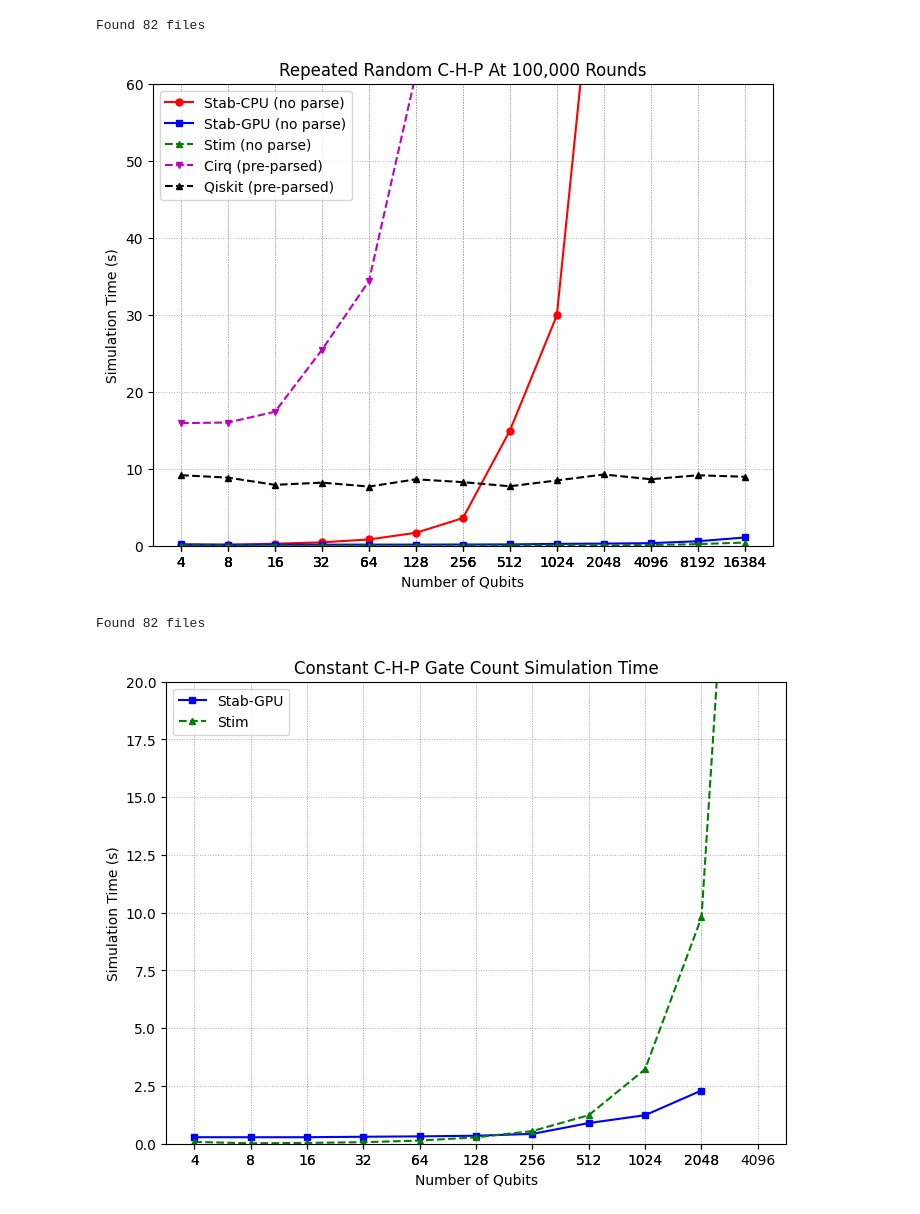
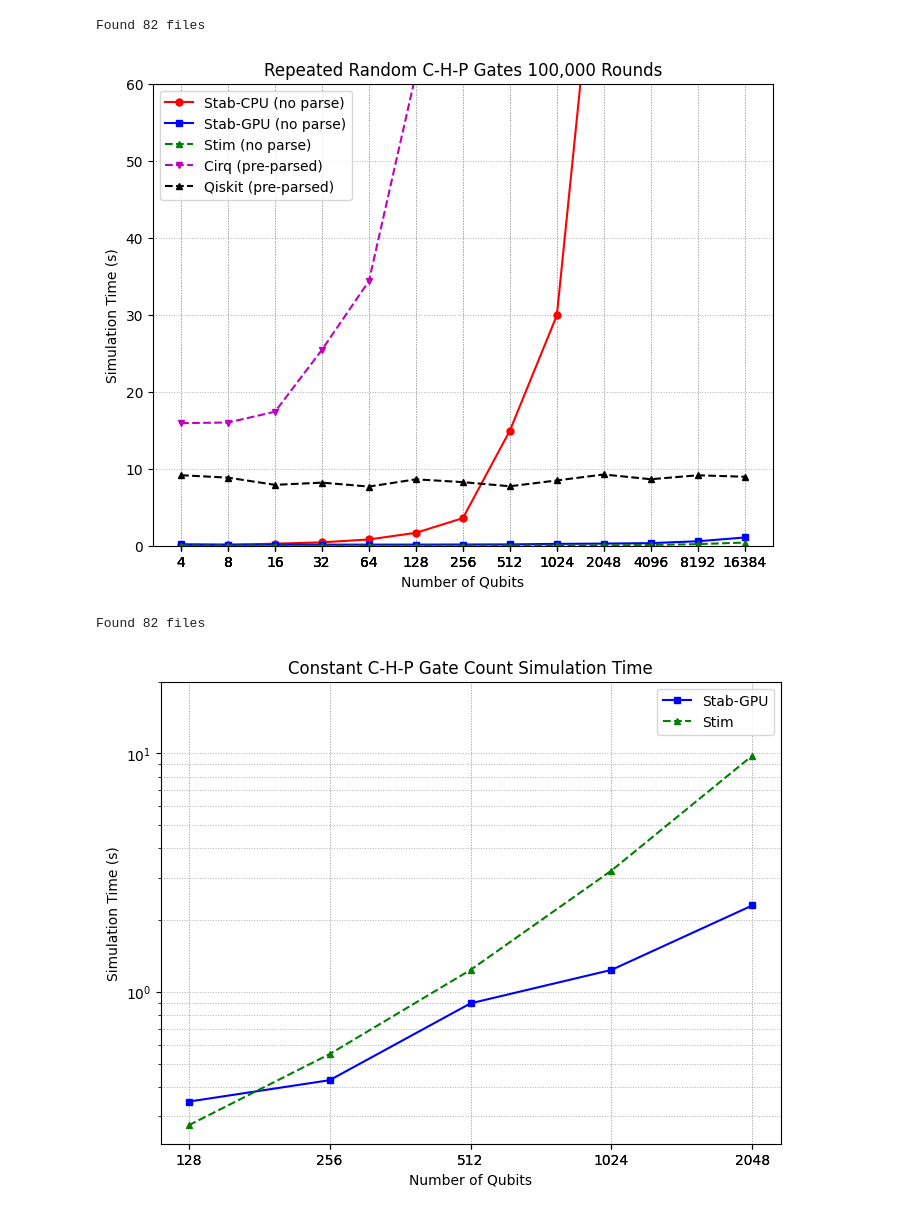
Before and after one commit to pnnl/NWQ-Sim, a Jupyter notebook: stabilizer/sim_bench.ipynb, the cells around one changed output. Saved outputs shown, nothing was run; the diff lists cells and outputs as text; code cells hidden in the pictures.

```diff
--- a/stabilizer/sim_bench.ipynb
+++ b/stabilizer/sim_bench.ipynb
@@ -80,7 +80,7 @@ def plot_data(all_data):
     plt.ylim(0, 60)
     plt.xticks(n_qubits_cpu + n_qubits_nvgpu + n_qubits_stim + n_qubits_cirq,
                labels=[f"{int(q)}" for q in n_qubits_cpu + n_qubits_nvgpu + n_qubits_stim + n_qubits_cirq])  # Show exact qubit values
-    plt.title("Repeated Random C-H-P At 100,000 Rounds")
+    plt.title("Repeated Random C-H-P Gates 100,000 Rounds")
     plt.legend()
     plt.grid(True, linestyle=":", linewidth=0.7, which="both")
     plt.show()
@@ -97,7 +97,7 @@ if not all_data:
 plot_data(all_data)
 # %% [output]
 Found 82 files
-[figure, old version]
+[figure, new version]
 # %%
 import os
 import numpy as np
@@ -135,11 +135,13 @@ def plot_data(all_data):
 
     for data in all_data:
         if data["sim_name"] == "stab2D":
-            n_qubits_nvgpu2D.append(float(data["n_qubits"]))
-            sim_times_nvgpu2D.append(float(data["sim_time"]))
+            if (data["n_qubits"] > 64) & (data["n_qubits"] < 4096):
+                n_qubits_nvgpu2D.append(float(data["n_qubits"]))
+                sim_times_nvgpu2D.append(float(data["sim_time"]))
         elif data["sim_name"] == "stim2D":
-            n_qubits_stim2D.append(float(data["n_qubits"]))
-            sim_times_stim2D.append(float(data["sim_time"]))
+            if (data["n_qubits"] > 64) & (data["n_qubits"] < 4096):
+                n_qubits_stim2D.append(float(data["n_qubits"]))
+                sim_times_stim2D.append(float(data["sim_time"]))
 
     # Sort the data by number of qubits to ensure smooth line plots
     n_qubits_nvgpu2D, sim_times_nvgpu2D = zip(*sorted(zip(n_qubits_nvgpu2D, sim_times_nvgpu2D))) if n_qubits_nvgpu2D else ([], [])
@@ -148,31 +150,33 @@ def plot_data(all_data):
 
     # Plot as line graphs with distinct styles
     plt.figure(figsize=(8, 6))
     plt.plot(n_qubits_nvgpu2D, sim_times_nvgpu2D, "bs--", label="Stab-GPU", linestyle="-", markersize=5)
     plt.plot(n_qubits_stim2D, sim_times_stim2D, "g^-", label="Stim", linestyle="--", markersize=5)
 
     plt.xlabel("Number of Qubits")
     plt.ylabel("Simulation Time (s)")
     plt.xscale("log", base=2)  # Use log scale with base 2 to match x^2 intervals
+    plt.yscale("log", base=10)  # Use log scale with base 2 to match x^2 intervals
+
 
     plt.ylim(0, 20)
     plt.xticks(n_qubits_nvgpu2D + n_qubits_stim2D,
                labels=[f"{int(q)}" for q in  n_qubits_nvgpu2D + n_qubits_stim2D])  # Show exact qubit values
     plt.title("Constant C-H-P Gate Count Simulation Time")
     plt.legend()
     plt.grid(True, linestyle=":", linewidth=0.7, which="both")
     plt.show()
 
 # Example usage
 folder_path = "sim_bench"  # Change this to your actual folder path
 all_data = process_folder(folder_path)
 
 print(f"Found {len(all_data)} files")
 
 if not all_data:
     print("No data found.")
 
 plot_data(all_data)
 # %% [output]
 Found 82 files
-[figure, old version]
+[figure, new version]
```
Also changed, not shown: 2 other files.
